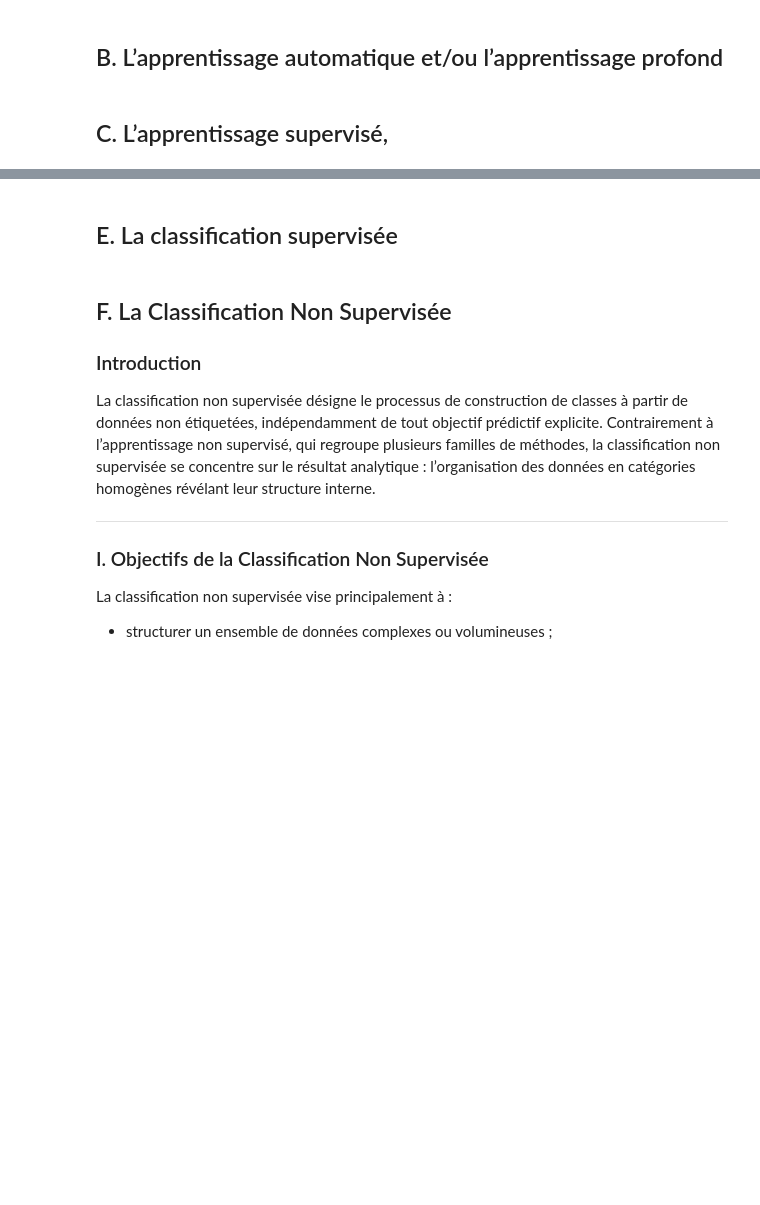
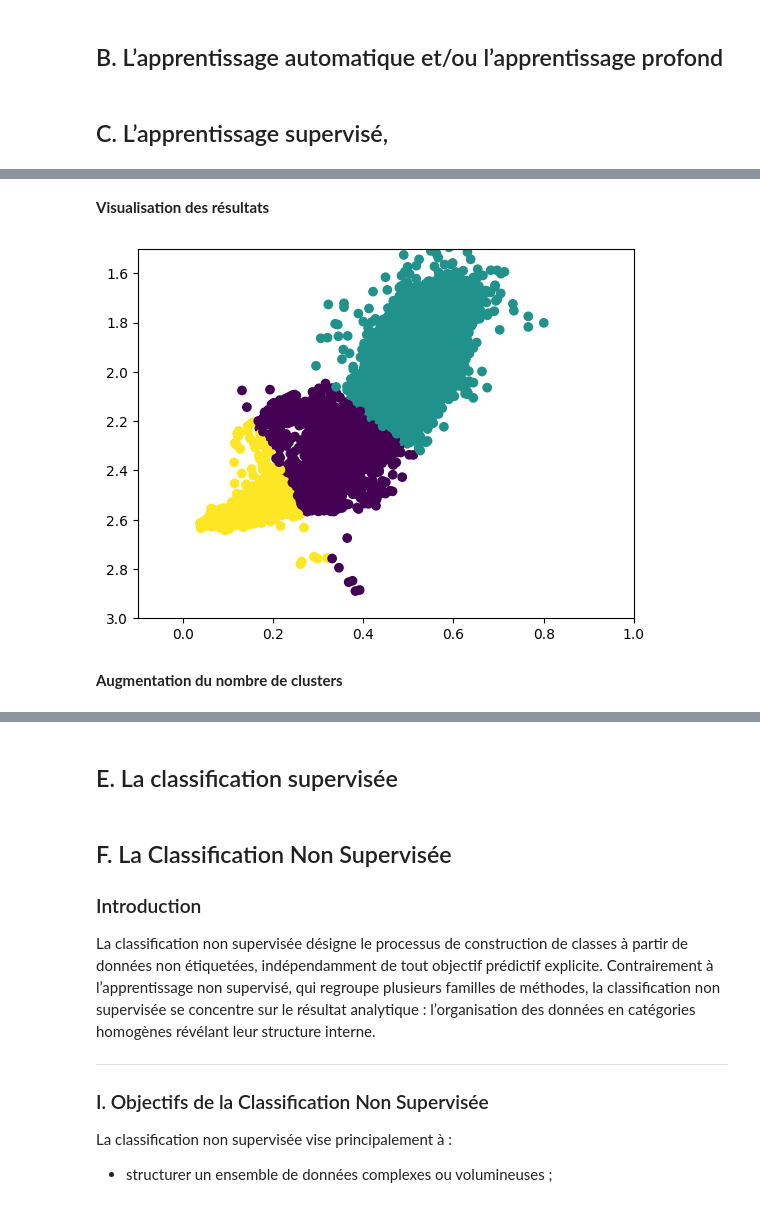
Before and after one commit to Paul-Emmanuel-Buffe/what-is-machine-learning, a Jupyter notebook: notebooks/what_the_ml.ipynb, the cells around one changed output, grey strips where cells are left out. Drawn from its saved outputs; the diff is of its cells as text; code cells hidden in the pictures; blank space fills up the shorter version.

```diff
--- a/notebooks/what_the_ml.ipynb
+++ b/notebooks/what_the_ml.ipynb
@@ -110,0 +216,3 @@ L'apprentissage non supervisé offre des outils puissants pour explorer et struc
+# %%
+# Algo KMeans avec le nombre de clusters choisi
+kmeans = KMeans(n_clusters=3)
@@ -110,0 +234,6 @@ L'apprentissage non supervisé offre des outils puissants pour explorer et struc
+# %%
+# Ajout d'une colonne supplémentaire à notre data set pour
+# lier chaque id à son cluster le plus proche
+
+df_ul['kmeans_3'] = kmeans.labels_
+df_ul
@@ -110,0 +255,11 @@ L'apprentissage non supervisé offre des outils puissants pour explorer et struc
+# %% [markdown]
+**Visualisation des résultats**
+# %%
+plt.scatter(x=df_ul['NPHI'], y=df_ul['RHOB'], c=df_ul['kmeans_3'])
+plt.xlim(-0.1, 1)
+plt.ylim(3, 1.5)
+plt.show()
+# %% [output]
+[figure, added]
+# %% [markdown]
+**Augmentation du nombre de clusters**
```
Also changed, not shown: parts of 28 cells of this notebook.
